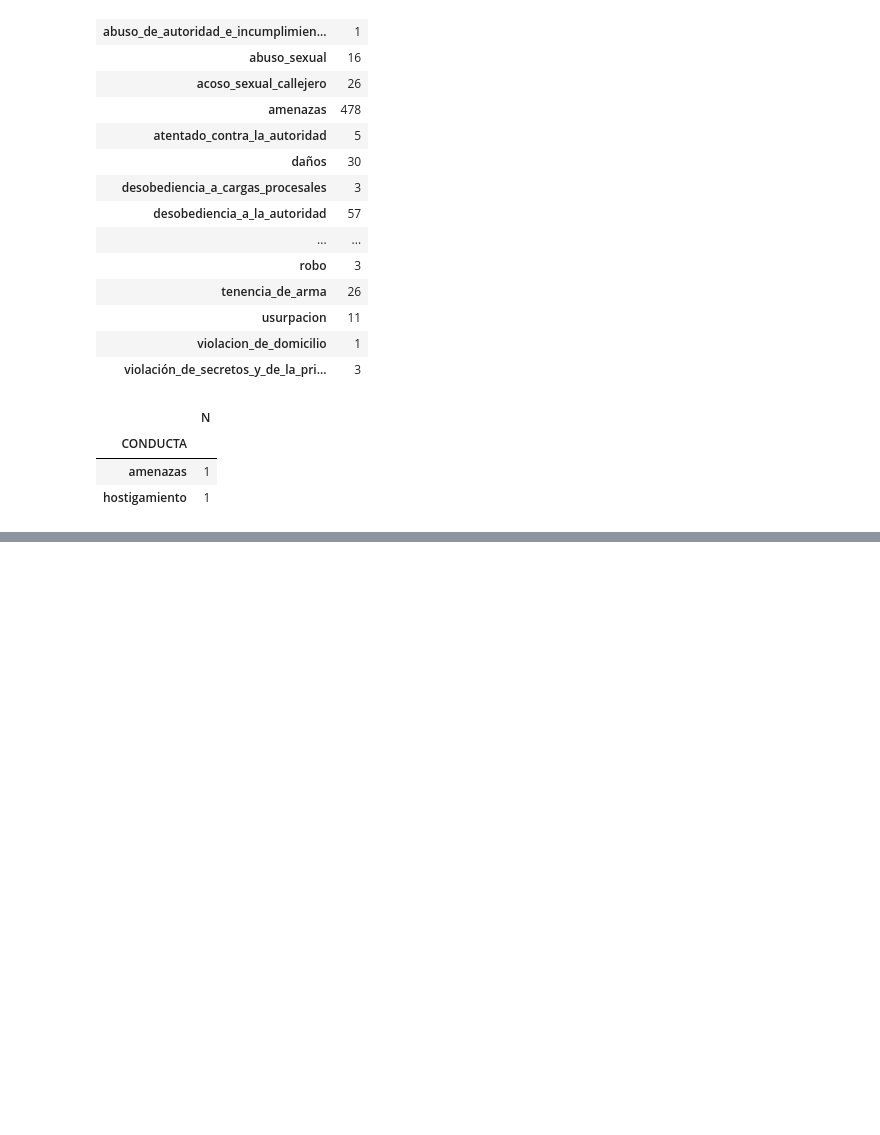
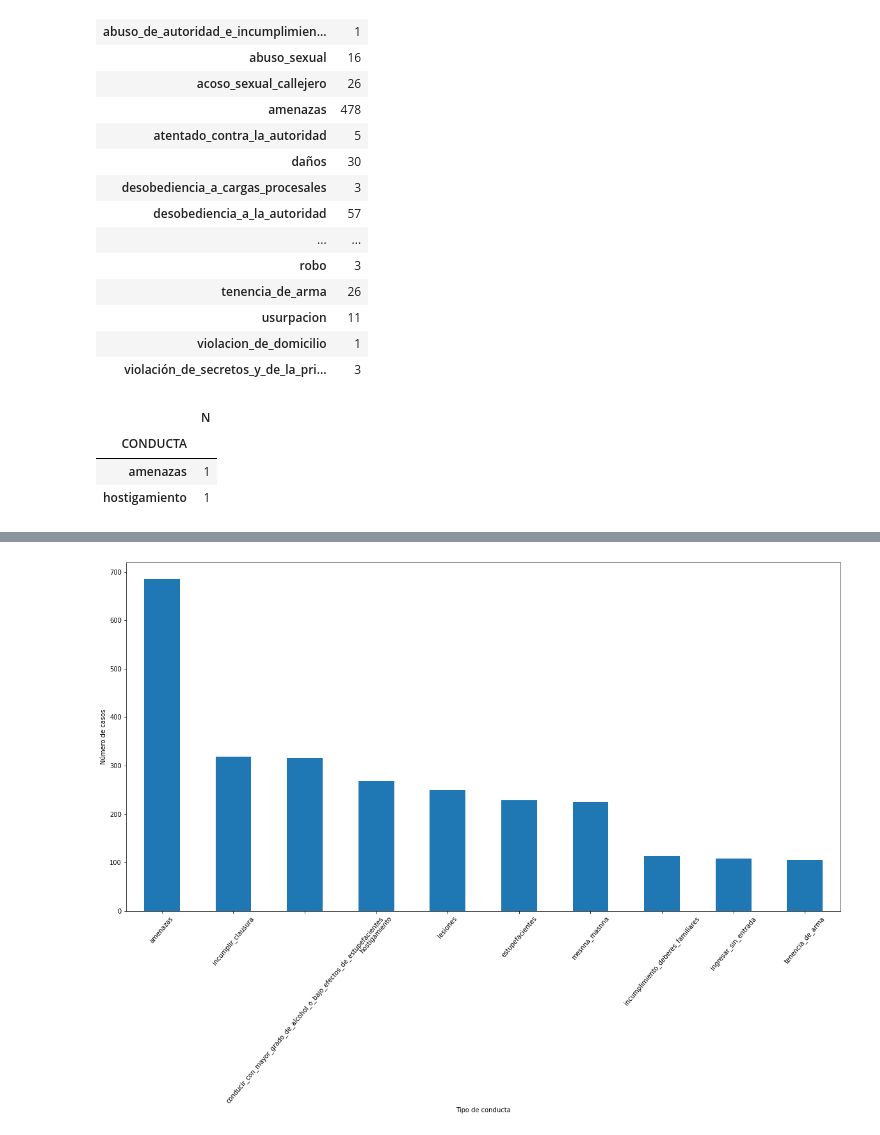
Before and after one commit to WomenBioinfoDataScLA/Workshops, a Jupyter notebook: Datos_Python.ipynb, the cells around one changed output, grey strips where cells are left out. Saved outputs shown, nothing was run; the diff lists cells and outputs as text; code cells hidden in the pictures; blank space fills up the shorter version.

```diff
--- a/Datos_Python.ipynb
+++ b/Datos_Python.ipynb
@@ -221,0 +511,2 @@ tabla_genero[(tabla_genero['GENERO_DENUNCIANTE'] == 'lgbtiq+')].groupby('CONDUCT
+# %%
+conducta = tabla_genero.groupby('CONDUCTA')
@@ -221,0 +528,9 @@ tabla_genero[(tabla_genero['GENERO_DENUNCIANTE'] == 'lgbtiq+')].groupby('CONDUCT
+# %%
+plt.figure(figsize=(20,10))
+conducta.size().sort_values(ascending=False)[:10].plot.bar()
+plt.xticks(rotation=50)
+plt.xlabel("Tipo de conducta")
+plt.ylabel("Número de casos")
+plt.show()
+# %% [output]
+[figure, added]
```
Also changed, not shown: parts of 39 cells of this notebook.
